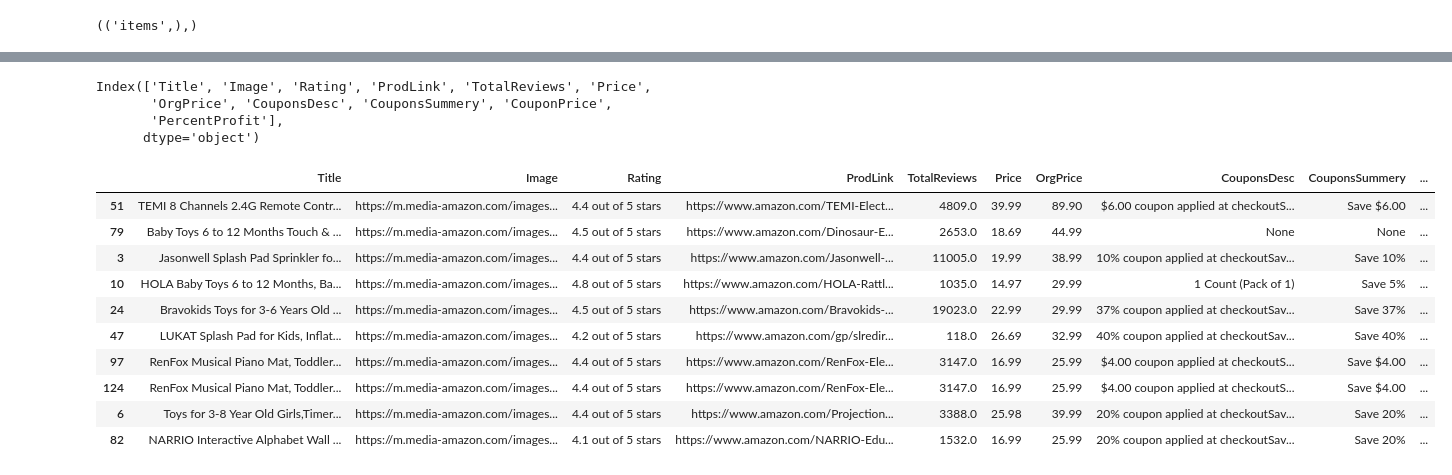
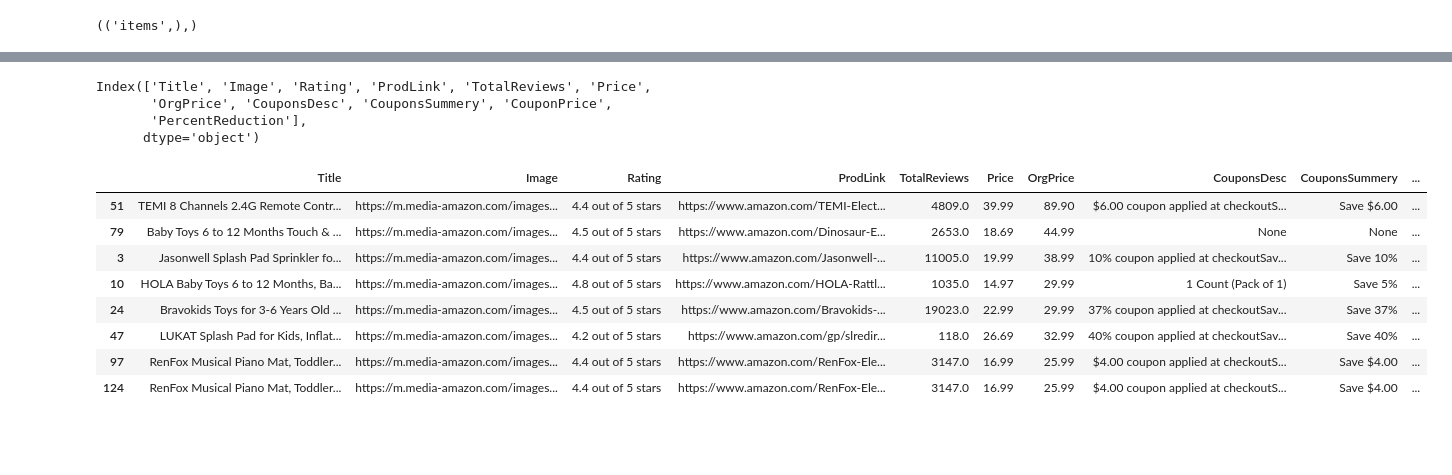
Before and after one commit to vandanafs/Passion_Project, a Jupyter notebook: Processing_from_RDS.ipynb, the cells around one changed output, grey strips where cells are left out. Drawn from its saved outputs; the diff is of its cells as text; code cells hidden in the pictures; blank space fills up the shorter version.

```diff
--- a/Processing_from_RDS.ipynb
+++ b/Processing_from_RDS.ipynb
@@ -71,6 +67,5 @@ df
 # %%
-df['PercentProfit'] = df.apply(lambda row: abs(((row.CouponPrice - row.OrgPrice)/row.OrgPrice) * 100), axis=1)
-#df['PercentProfit'] = abs(((df["CouponPrice"] - df["OrgPrice"])/df["OrgPrice"]) * 100)
-df
+df['PercentReduction'] = df.apply(lambda row: abs(((row.CouponPrice - row.OrgPrice)/row.OrgPrice) * 100), axis=1)
+df.head(10)
 # %% [output]
 |  | Title | Image | Rating | ProdLink | TotalReviews | Price | OrgPrice | CouponsDesc | CouponsSummery | ... |
@@ -91,24 +84,22 @@ df.columns
 # %% [output]
 Index(['Title', 'Image', 'Rating', 'ProdLink', 'TotalReviews', 'Price',
        'OrgPrice', 'CouponsDesc', 'CouponsSummery', 'CouponPrice',
-       'PercentProfit'],
+       'PercentReduction'],
       dtype='object')
 # %%
 # display top 10 deals in toys
-df=df.sort_values(by='PercentProfit', ascending=False)
-df.head(10)
+df=df.sort_values(by='PercentReduction', ascending=False)
+df.head(8)
 # %% [output]
 |  | Title | Image | Rating | ProdLink | TotalReviews | Price | OrgPrice | CouponsDesc | CouponsSummery | ... |
 | 51 | TEMI 8 Channels 2.4G Remote Contr... | https://m.media-amazon.com/images... | 4.4 out of 5 stars | https://www.amazon.com/TEMI-Elect... | 4809.0 | 39.99 | 89.90 | $6.00 coupon applied at checkoutS... | Save $6.00 | ... |
 | 79 | Baby Toys 6 to 12 Months Touch & ... | https://m.media-amazon.com/images... | 4.5 out of 5 stars | https://www.amazon.com/Dinosaur-E... | 2653.0 | 18.69 | 44.99 | None | None | ... |
 | 3 | Jasonwell Splash Pad Sprinkler fo... | https://m.media-amazon.com/images... | 4.4 out of 5 stars | https://www.amazon.com/Jasonwell-... | 11005.0 | 19.99 | 38.99 | 10% coupon applied at checkoutSav... | Save 10% | ... |
 | 10 | HOLA Baby Toys 6 to 12 Months, Ba... | https://m.media-amazon.com/images... | 4.8 out of 5 stars | https://www.amazon.com/HOLA-Rattl... | 1035.0 | 14.97 | 29.99 | 1 Count (Pack of 1) | Save 5% | ... |
 | 24 | Bravokids Toys for 3-6 Years Old ... | https://m.media-amazon.com/images... | 4.5 out of 5 stars | https://www.amazon.com/Bravokids-... | 19023.0 | 22.99 | 29.99 | 37% coupon applied at checkoutSav... | Save 37% | ... |
 | 47 | LUKAT Splash Pad for Kids, Inflat... | https://m.media-amazon.com/images... | 4.2 out of 5 stars | https://www.amazon.com/gp/slredir... | 118.0 | 26.69 | 32.99 | 40% coupon applied at checkoutSav... | Save 40% | ... |
 | 97 | RenFox Musical Piano Mat, Toddler... | https://m.media-amazon.com/images... | 4.4 out of 5 stars | https://www.amazon.com/RenFox-Ele... | 3147.0 | 16.99 | 25.99 | $4.00 coupon applied at checkoutS... | Save $4.00 | ... |
 | 124 | RenFox Musical Piano Mat, Toddler... | https://m.media-amazon.com/images... | 4.4 out of 5 stars | https://www.amazon.com/RenFox-Ele... | 3147.0 | 16.99 | 25.99 | $4.00 coupon applied at checkoutS... | Save $4.00 | ... |
-| 6 | Toys for 3-8 Year Old Girls,Timer... | https://m.media-amazon.com/images... | 4.4 out of 5 stars | https://www.amazon.com/Projection... | 3388.0 | 25.98 | 39.99 | 20% coupon applied at checkoutSav... | Save 20% | ... |
-| 82 | NARRIO Interactive Alphabet Wall ... | https://m.media-amazon.com/images... | 4.1 out of 5 stars | https://www.amazon.com/NARRIO-Edu... | 1532.0 | 16.99 | 25.99 | 20% coupon applied at checkoutSav... | Save 20% | ... |
 # %%
 #(100- (CouponPrice/OrgPrice*100)) percentage reduction
 # %%
```
Also changed, not shown: parts of 11 cells of this notebook, 2 other files.
